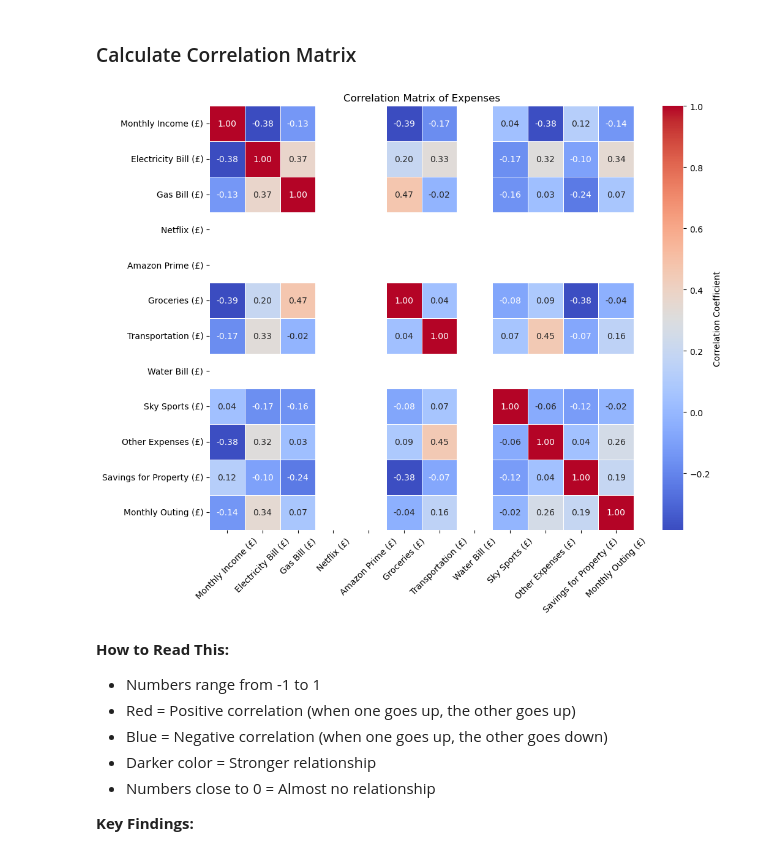
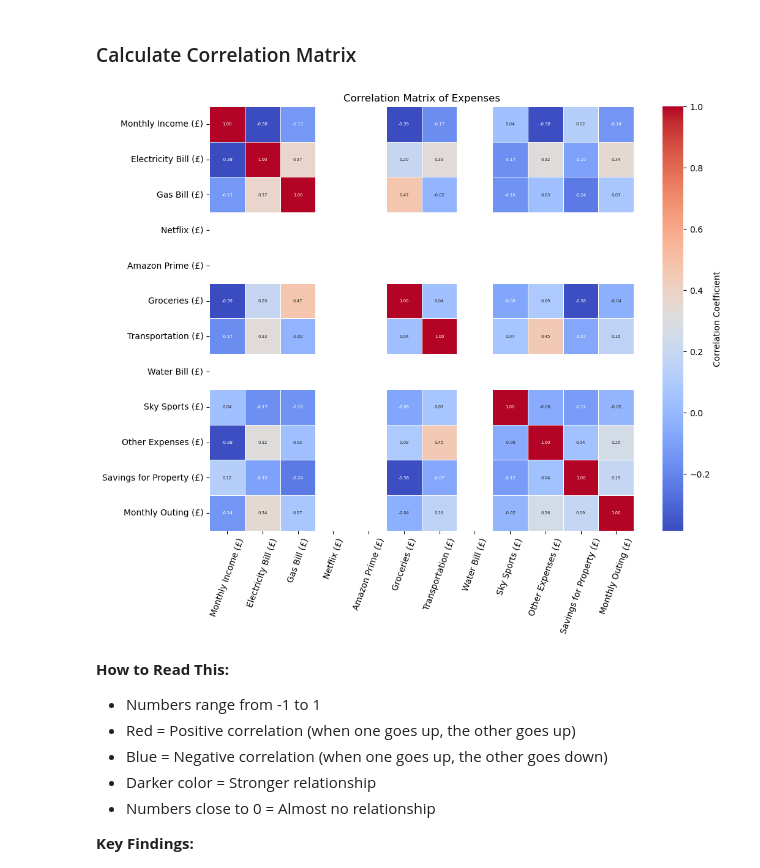
Before and after one commit to byQuexo/Machine-Learning-Finance-Assistant, a Jupyter notebook: sample.ipynb, the cells around one changed output. Cells and saved outputs as stored; diff of their text form; code cells hidden in the pictures.

Commit message:
Adjusted Rotation for Corrolation

```diff
--- a/sample.ipynb
+++ b/sample.ipynb
@@ -212,28 +212,28 @@ fig = create_visualizations(df)
 # %%
 def calculate_correlation_matrix(df):
     #Categories of expenses
     expense_columns = [col for col in df.columns if '(£)' in col and col not in ['Employee']]
 
     # Calculate the correlation matrix
     correlation_matrix = df[expense_columns].corr()
 
     # Create a heatmap
     plt.figure(figsize=(12, 9))
     sns.heatmap(correlation_matrix,
                 annot=True, cmap='coolwarm',
                 fmt=".2f",
-                annot_kws={'size': 10},
+                annot_kws={'size': 5},
                 square=True,
-                linewidth=0.5,
+                linewidth=0.7,
                 cbar_kws={'label': 'Correlation Coefficient'})
     plt.title('Correlation Matrix of Expenses')
-    plt.xticks(rotation=45)
+    plt.xticks(rotation=70)
     plt.yticks(rotation=0)
     plt.show()
 
 correlation_matrix = calculate_correlation_matrix(df)
 # %% [output]
-[figure, old version]
+[figure, new version]
 # %% [markdown]
 **How to Read This:**
 - Numbers range from -1 to 1
```
